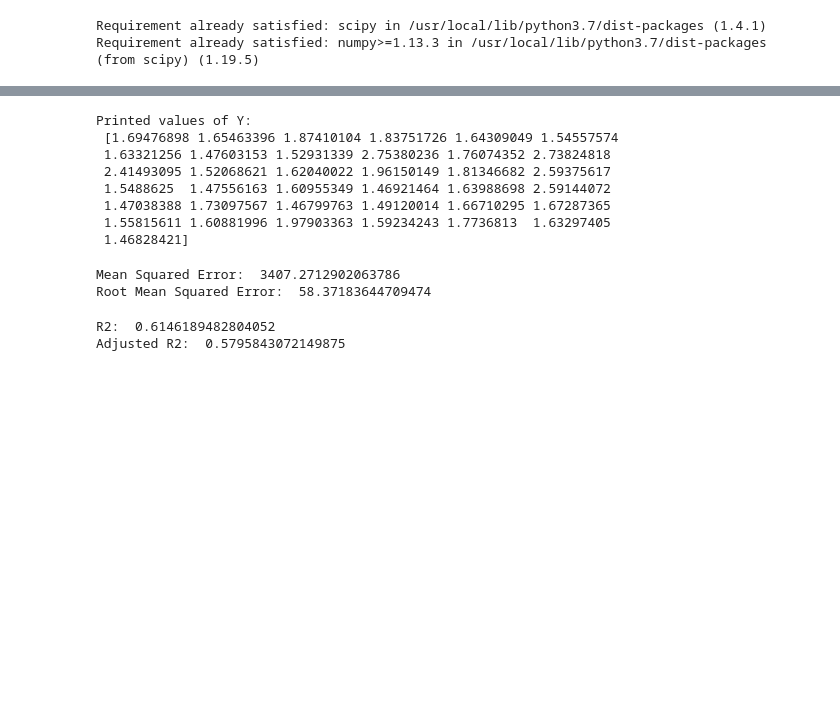
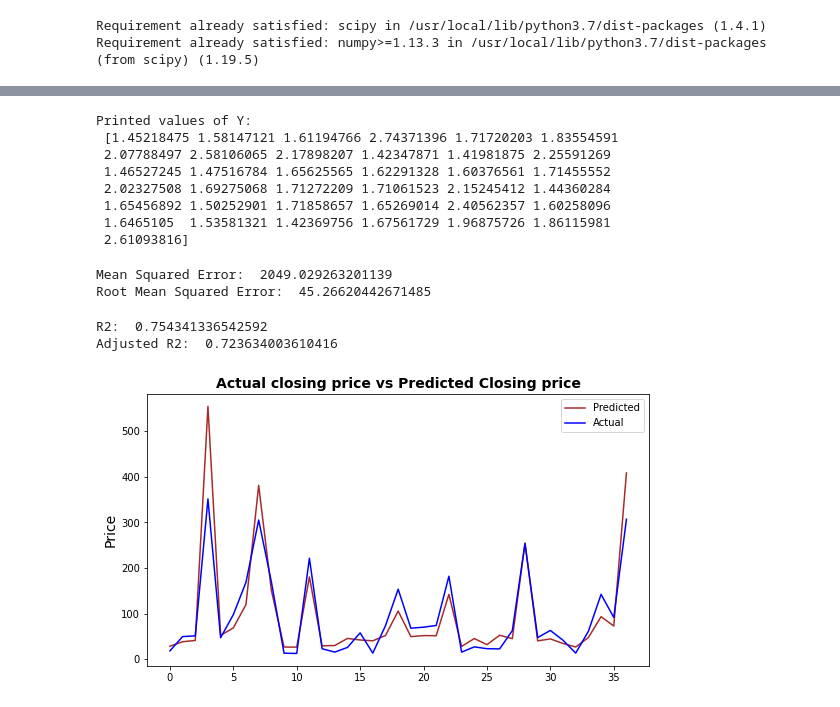
Before and after one commit to Mdanish2020/Yes_Bank_Stock_closing_Price_Prediction, a Jupyter notebook: ML_Capstone_project(Regression).ipynb, the cells around one changed output, grey strips where cells are left out. Saved outputs shown, nothing was run; the diff lists cells and outputs as text; code cells hidden in the pictures; blank space fills up the shorter version.

```diff
--- a/ML_Capstone_project(Regression).ipynb
+++ b/ML_Capstone_project(Regression).ipynb
@@ -242,7 +246,7 @@ Requirement already satisfied: numpy>=1.13.3 in /usr/local/lib/python3.7/dist-pa
 # %%
 #applying zscore to each values of independent variable
 from scipy.stats import zscore
-X = stock_df_dup[['Open','Low','High']].apply(zscore)
+X = stock_df_dup[['Open','Low','High','Year']].apply(zscore)
 # %%
 #applying log on dependent variable
 y = np.log10(stock_df_dup['Close'])
@@ -290,13 +303,13 @@ y_pred = reg.predict(X_test)
 print("Printed values of Y: \n",y_pred)
 # %% [output]
 Printed values of Y:
- [1.69476898 1.65463396 1.87410104 1.83751726 1.64309049 1.54557574
- 1.63321256 1.47603153 1.52931339 2.75380236 1.76074352 2.73824818
- 2.41493095 1.52068621 1.62040022 1.96150149 1.81346682 2.59375617
- 1.5488625  1.47556163 1.60955349 1.46921464 1.63988698 2.59144072
- 1.47038388 1.73097567 1.46799763 1.49120014 1.66710295 1.67287365
- 1.55815611 1.60881996 1.97903363 1.59234243 1.7736813  1.63297405
- 1.46828421]
+ [1.45218475 1.58147121 1.61194766 2.74371396 1.71720203 1.83554591
+ 2.07788497 2.58106065 2.17898207 1.42347871 1.41981875 2.25591269
+ 1.46527245 1.47516784 1.65625565 1.62291328 1.60376561 1.71455552
+ 2.02327508 1.69275068 1.71272209 1.71061523 2.15245412 1.44360284
+ 1.65456892 1.50252901 1.71858657 1.65269014 2.40562357 1.60258096
+ 1.6465105  1.53581321 1.42369756 1.67561729 1.96875726 1.86115981
+ 2.61093816]
 # %%
 #Calculating MSE and RMSE
 MSE = mean_squared_error(10**y_test,10**y_pred)
@@ -305,8 +318,8 @@ print("Mean Squared Error: ",MSE)
 RMSE = np.sqrt(MSE)
 print("Root Mean Squared Error: ",RMSE)
 # %% [output]
-Mean Squared Error:  3407.2712902063786
-Root Mean Squared Error:  58.37183644709474
+Mean Squared Error:  2049.029263201139
+Root Mean Squared Error:  45.26620442671485
 # %%
 #Calculating r2_Score
 r2 = r2_score(10**y_test,10**y_pred)
@@ -314,5 +327,15 @@ print("R2: ",r2)
 adjusted_r2 = 1-(1-r2_score(10**y_test,10**y_pred))*(X_test.shape[0]-1)/((X_test.shape[0]-X_test.shape[1]-1))
 print("Adjusted R2: ",adjusted_r2)
 # %% [output]
-R2:  0.6146189482804052
-Adjusted R2:  0.5795843072149875
+R2:  0.754341336542592
+Adjusted R2:  0.723634003610416
+# %%
+plt.figure(figsize=(9,5))
+plt.plot(10**(y_pred),color = 'brown')
+plt.plot(np.array(10**(y_test)),color = "blue")
+plt.legend(["Predicted","Actual"])
+plt.ylabel("Price",fontsize = 14)
+plt.title("Actual closing price vs Predicted Closing price",fontweight = 'bold',fontsize = 14)
+plt.show()
+# %% [output]
+[figure, added]
```
Also changed, not shown: parts of 7 cells of this notebook.
